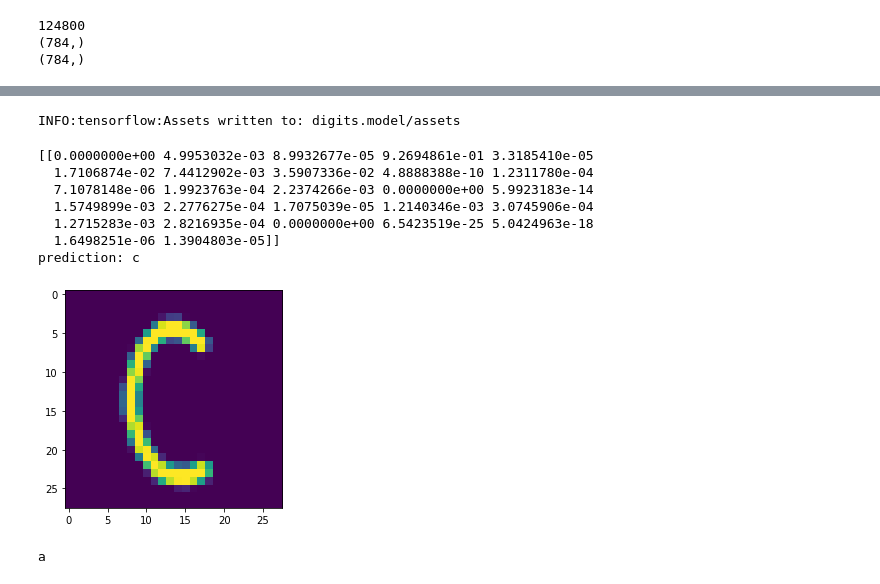
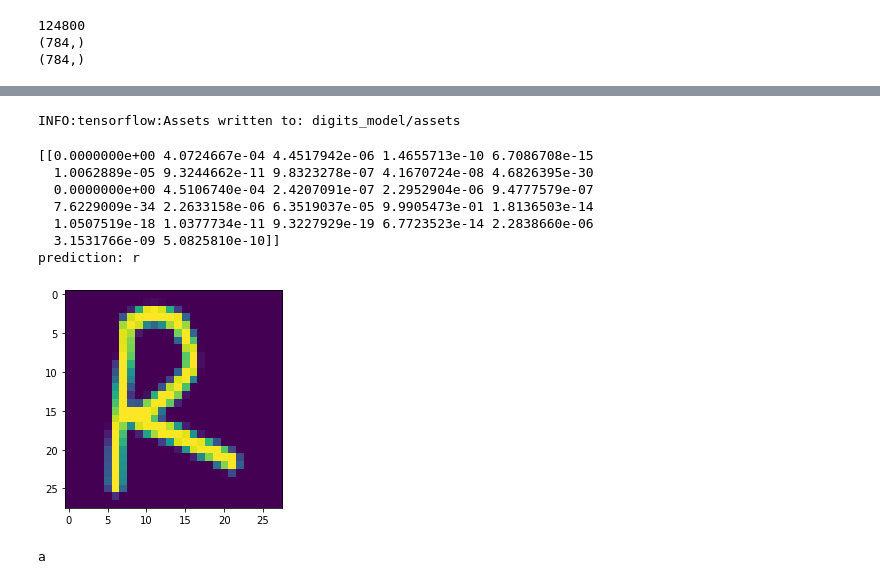
Before and after one commit to parajuliswopnil/HandwritingRecognition, a Jupyter notebook: src/ML_model.ipynb, the cells around one changed output, grey strips where cells are left out. Saved outputs shown, nothing was run; the diff lists cells and outputs as text; code cells hidden in the pictures.

Commit message:
filtering the model

```diff
--- a/src/ML_model.ipynb
+++ b/src/ML_model.ipynb
@@ -254,25 +254,25 @@ print(results[0]*100, results[1]*100)
 # %%
-model.save('digits.model')
+model.save('digits_model')
 # %% [output]
-INFO:tensorflow:Assets written to: digits.model/assets
+INFO:tensorflow:Assets written to: digits_model/assets
 # %%
 english_letters = '0abcdefghijklmnopqrstuvwxyz'
 # %%
-img = cv.imread('/home/swopnil/PycharmProjects/HandwritingRecognition/src/c.png')[:,:,0]
+img = cv.imread('/home/swopnil/PycharmProjects/HandwritingRecognition/src/r.png')[:,:,0]
 plt.imshow(img)
 plt.show
 prediction = model.predict(img.reshape(1, 784))
 print(prediction)
 print(f'prediction: {english_letters[np.argmax(prediction)]}')
 # %% [output]
-[[0.0000000e+00 4.9953032e-03 8.9932677e-05 9.2694861e-01 3.3185410e-05
-  1.7106874e-02 7.4412902e-03 3.5907336e-02 4.8888388e-10 1.2311780e-04
-  7.1078148e-06 1.9923763e-04 2.2374266e-03 0.0000000e+00 5.9923183e-14
-  1.5749899e-03 2.2776275e-04 1.7075039e-05 1.2140346e-03 3.0745906e-04
-  1.2715283e-03 2.8216935e-04 0.0000000e+00 6.5423519e-25 5.0424963e-18
-  1.6498251e-06 1.3904803e-05]]
-prediction: c
+[[0.0000000e+00 4.0724667e-04 4.4517942e-06 1.4655713e-10 6.7086708e-15
+  1.0062889e-05 9.3244662e-11 9.8323278e-07 4.1670724e-08 4.6826395e-30
+  0.0000000e+00 4.5106740e-04 2.4207091e-07 2.2952904e-06 9.4777579e-07
+  7.6229009e-34 2.2633158e-06 6.3519037e-05 9.9905473e-01 1.8136503e-14
+  1.0507519e-18 1.0377734e-11 9.3227929e-19 6.7723523e-14 2.2838660e-06
+  3.1531766e-09 5.0825810e-10]]
+prediction: r
-[figure, old version]
+[figure, new version]
 # %%
 img_num = 30
 plt.imshow(raw_test_x[img_num].T, cmap='gray')
```
Also changed, not shown: parts of 7 cells of this notebook, 19 other files.
